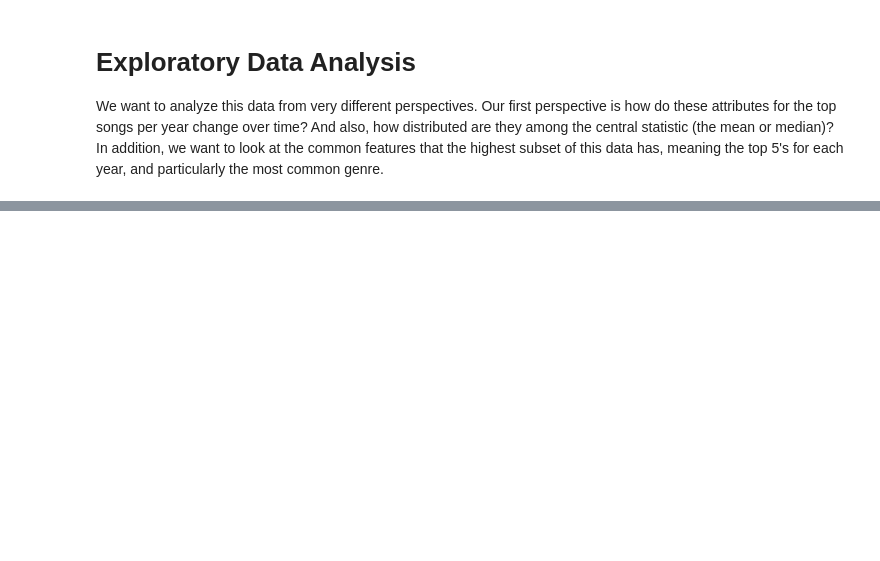
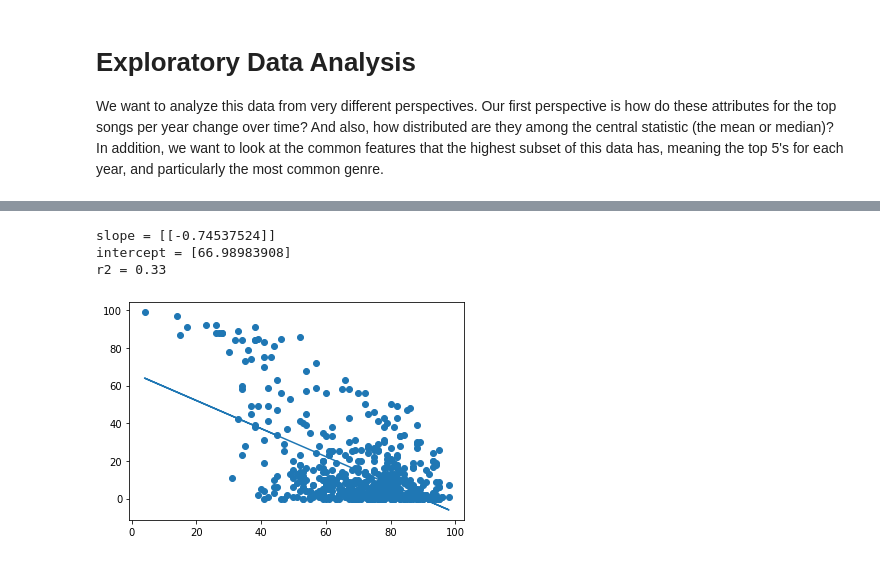
Before and after one commit to amarmuju/amarmuju.github.io, a Jupyter notebook: finalproject.ipynb, the cells around one changed output, grey strips where cells are left out. Saved outputs shown, nothing was run; the diff lists cells and outputs as text; code cells hidden in the pictures; blank space fills up the shorter version.

```diff
--- a/finalproject.ipynb
+++ b/finalproject.ipynb
@@ -143,0 +175,19 @@ for x in range(2010, 2020):
+# %%
+
+data[['nrgy','acous']].to_numpy()
+linreg = LinearRegression().fit(data[['nrgy']],data[['acous']])
+acousPred = linreg.predict(data[['nrgy']])
+#printing the slope and r2 of the linear regression line
+print('slope =', linreg.coef_)
+print('intercept =', linreg.intercept_)
+print('r2 = %.2f'
+      % r2_score(data[['acous']], acousPred))
+#plotting the predicted best line onto the graph
+plt.scatter(data[['nrgy']], data[['acous']])
+plt.plot(data[['nrgy']],acousPred)
+plt.show()
+# %% [output]
+slope = [[-0.74537524]]
+intercept = [66.98983908]
+r2 = 0.33
+[figure, added]
```
Also changed, not shown: parts of 8 cells of this notebook.
